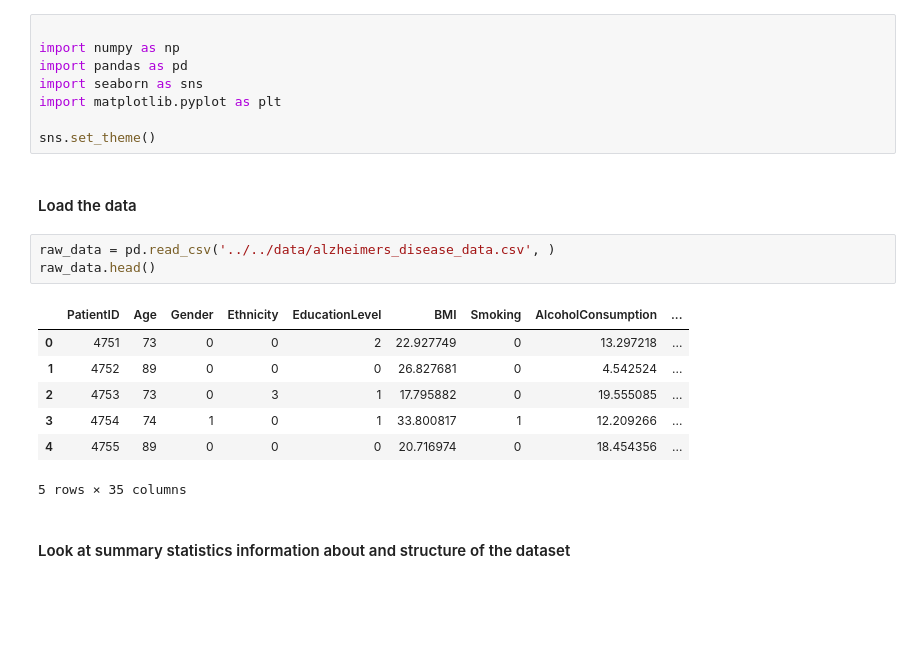
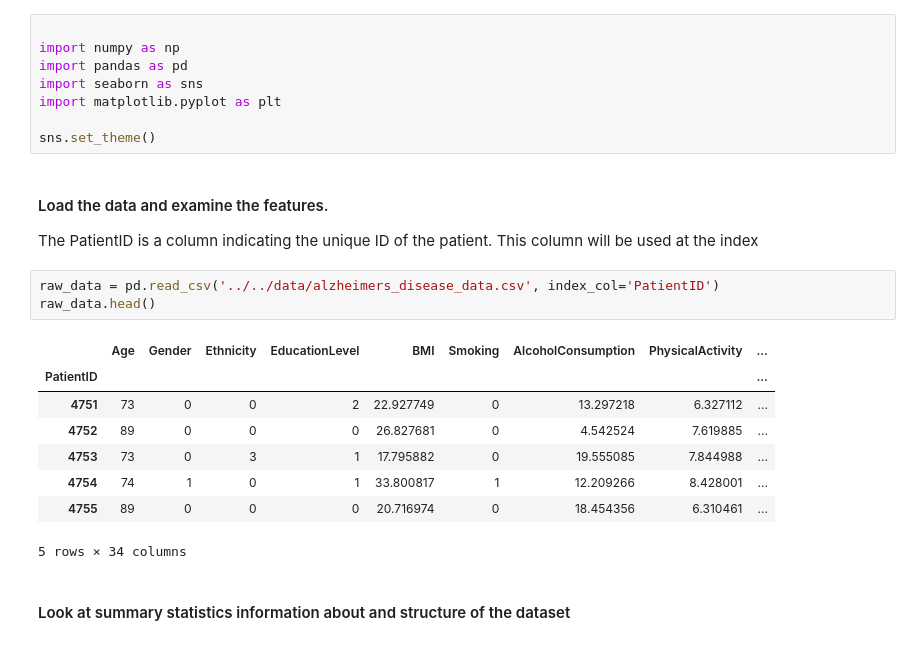
Before and after one commit to sakshirgangurde/MM0001-Operation-Mind-Shield, a Jupyter notebook: submissions/karl munroe/karl_munroe_operation_mind_shield.ipynb, the cells around one changed output. Cells and saved outputs as stored; diff of their text form; blank space fills up the shorter version.

```diff
--- a/submissions/karl munroe/karl_munroe_operation_mind_shield.ipynb
+++ b/submissions/karl munroe/karl_munroe_operation_mind_shield.ipynb
@@ -19,19 +14,21 @@ import seaborn as sns
 import matplotlib.pyplot as plt
 
 sns.set_theme()
-# %% [markdown]
-#### Load the data
+# %% [markdown]
+#### Load the data and examine the features.
+The PatientID is a column indicating the unique ID of the patient. This column will be used at the index
 # %%
-raw_data = pd.read_csv('../../data/alzheimers_disease_data.csv', )
+raw_data = pd.read_csv('../../data/alzheimers_disease_data.csv', index_col='PatientID')
 raw_data.head()
 # %% [output]
-|  | PatientID | Age | Gender | Ethnicity | EducationLevel | BMI | Smoking | AlcoholConsumption | ... |
-| 0 | 4751 | 73 | 0 | 0 | 2 | 22.927749 | 0 | 13.297218 | ... |
-| 1 | 4752 | 89 | 0 | 0 | 0 | 26.827681 | 0 | 4.542524 | ... |
-| 2 | 4753 | 73 | 0 | 3 | 1 | 17.795882 | 0 | 19.555085 | ... |
-| 3 | 4754 | 74 | 1 | 0 | 1 | 33.800817 | 1 | 12.209266 | ... |
-| 4 | 4755 | 89 | 0 | 0 | 0 | 20.716974 | 0 | 18.454356 | ... |
+|  | Age | Gender | Ethnicity | EducationLevel | BMI | Smoking | AlcoholConsumption | PhysicalActivity | ... |
+| PatientID |  |  |  |  |  |  |  |  | ... |
+| 4751 | 73 | 0 | 0 | 2 | 22.927749 | 0 | 13.297218 | 6.327112 | ... |
+| 4752 | 89 | 0 | 0 | 0 | 26.827681 | 0 | 4.542524 | 7.619885 | ... |
+| 4753 | 73 | 0 | 3 | 1 | 17.795882 | 0 | 19.555085 | 7.844988 | ... |
+| 4754 | 74 | 1 | 0 | 1 | 33.800817 | 1 | 12.209266 | 8.428001 | ... |
+| 4755 | 89 | 0 | 0 | 0 | 20.716974 | 0 | 18.454356 | 6.310461 | ... |
-5 rows × 35 columns
+5 rows × 34 columns
 # %% [markdown]
 #### Look at summary statistics information about and structure of the dataset
 # %%
```
Also changed, not shown: parts of 19 cells of this notebook.
